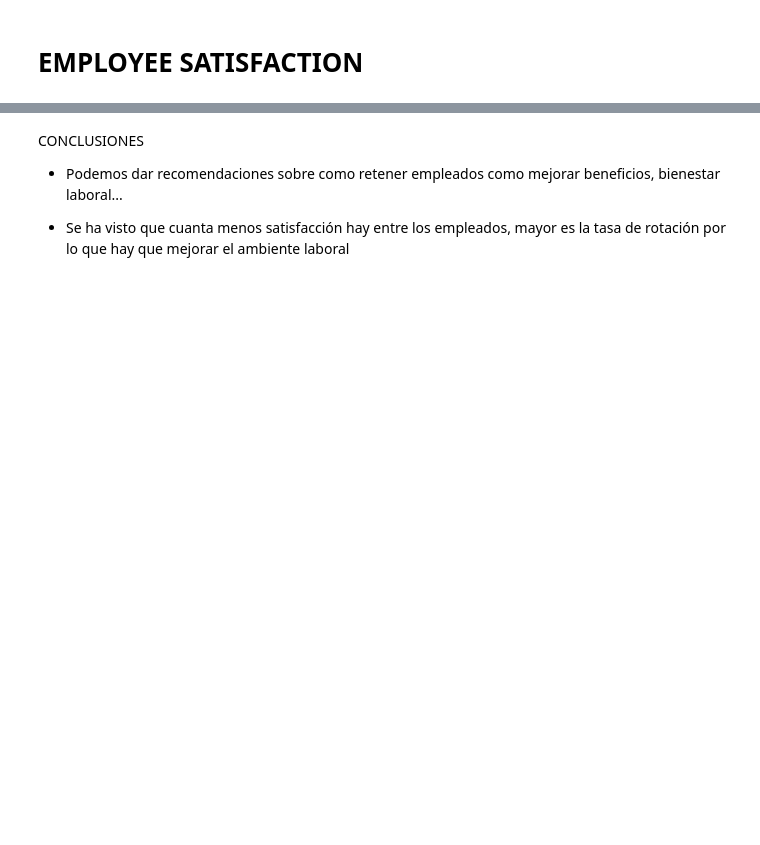
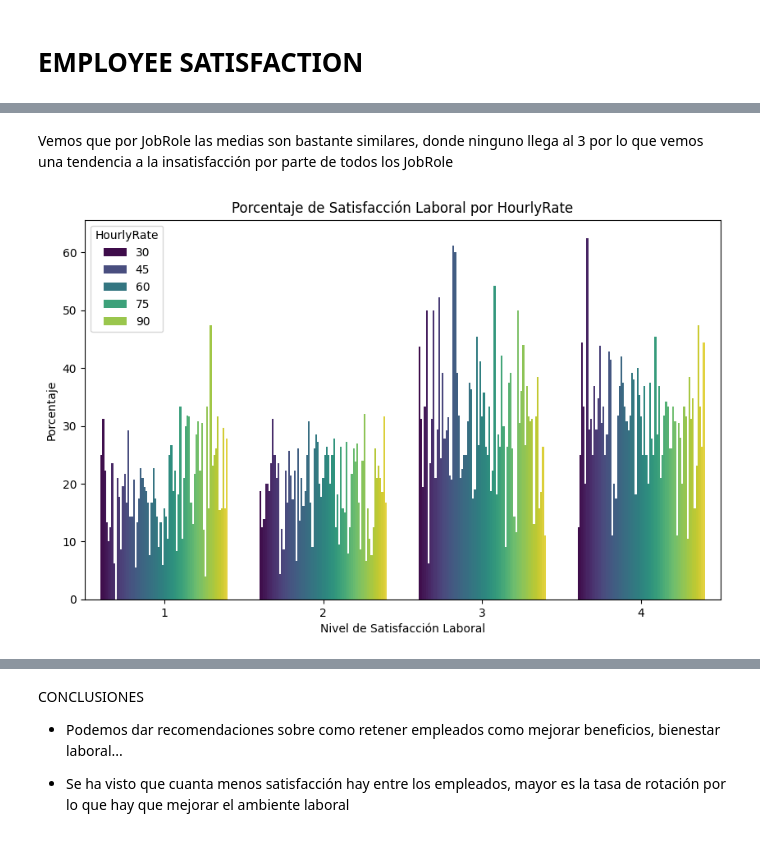
Before and after one commit to luzmarinahg/proyecto_eda_adalab, a Jupyter notebook: FASE 6-Reporte.ipynb, the cells around one changed output, grey strips where cells are left out. Drawn from its saved outputs; the diff is of its cells as text; code cells hidden in the pictures; blank space fills up the shorter version.

```diff
--- a/FASE 6-Reporte.ipynb
+++ b/FASE 6-Reporte.ipynb
@@ -351,0 +277,20 @@ plt.show()
+# %% [markdown]
+Vemos que por JobRole las medias son bastante similares, donde ninguno llega al 3 por lo que vemos una tendencia a la insatisfacción por parte de todos los JobRole
+# %%
+grouped = df.groupby(['HourlyRate', 'JobSatisfaction']).size().reset_index(name='count')
+
+total_by_gender = df['HourlyRate'].value_counts().reset_index()
+total_by_gender.columns = ['HourlyRate', 'total']
+grouped = grouped.merge(total_by_gender, on='HourlyRate')
+grouped['percentage'] = (grouped['count'] / grouped['total']) * 100
+
+plt.figure(figsize=(10, 6))
+sns.barplot(x='JobSatisfaction', y='percentage', hue='HourlyRate', data=grouped, palette= 'viridis')
+
+plt.title('Porcentaje de Satisfacción Laboral por HourlyRate')
+plt.ylabel('Porcentaje')
+plt.xlabel('Nivel de Satisfacción Laboral')
+
+plt.show()
+# %% [output]
+[figure, added]
```
Also changed, not shown: parts of 24 cells of this notebook, 4 other files.
